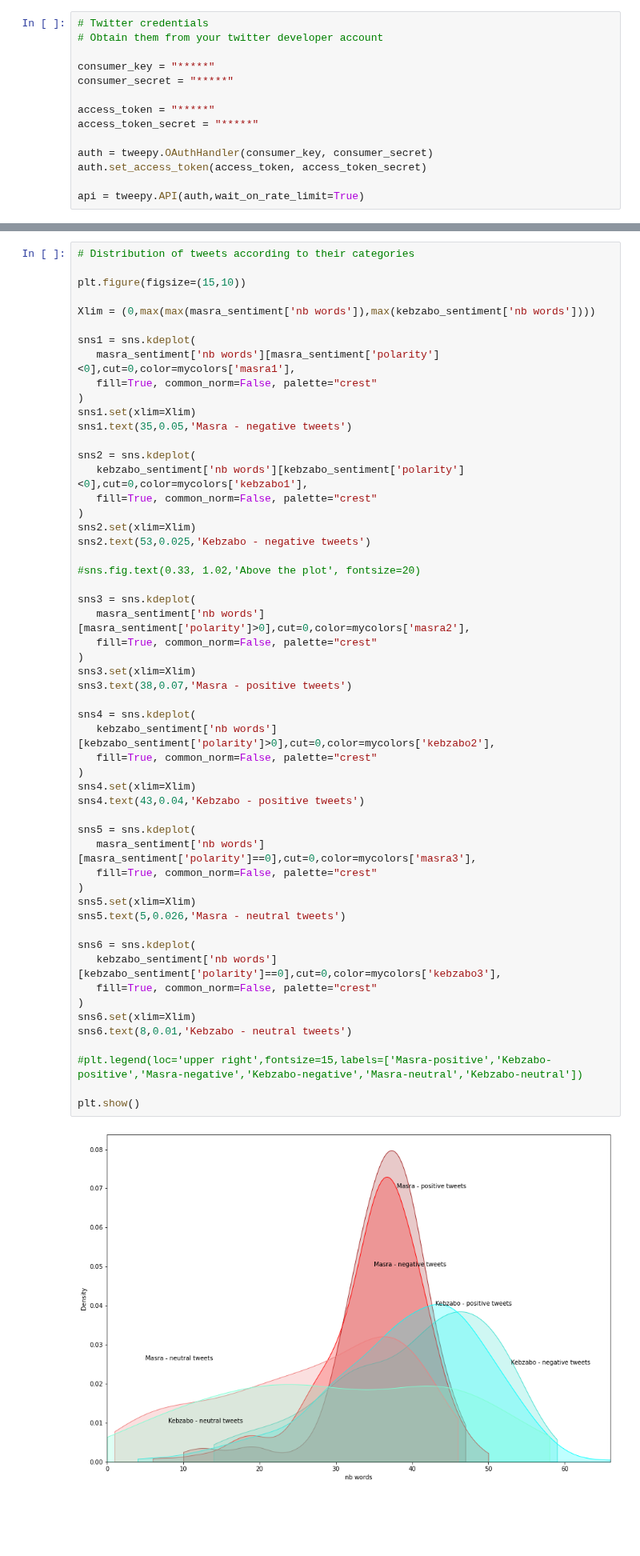
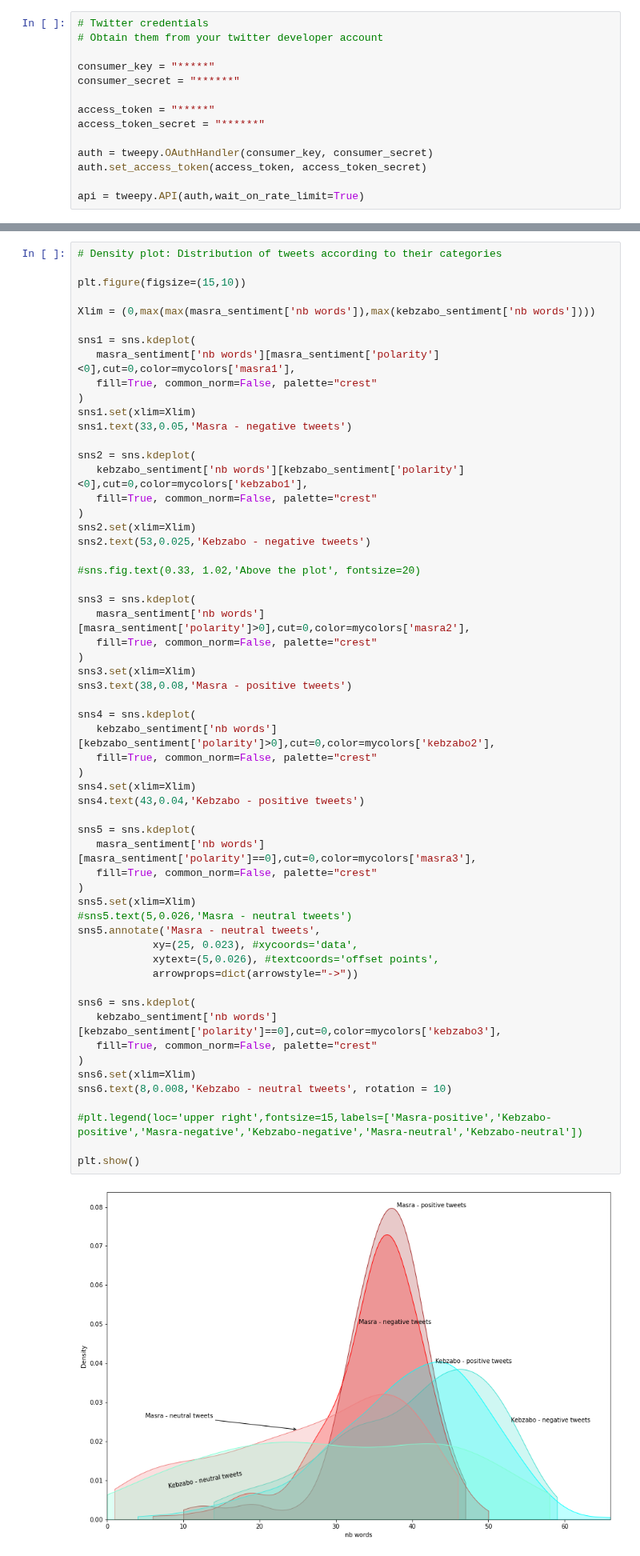
Before and after one commit to Djimdou/Side-Projects, a Jupyter notebook: Covid_19_and_Politics_in_Chad.ipynb, the cells around one changed output, grey strips where cells are left out. Shown at 80% size. Drawn from its saved outputs; the diff is of its cells as text; blank space fills up the shorter version.

```diff
--- a/Covid_19_and_Politics_in_Chad.ipynb
+++ b/Covid_19_and_Politics_in_Chad.ipynb
@@ -48,10 +48,10 @@ import matplotlib.pyplot as plt #for plotting
 # Obtain them from your twitter developer account
 
 consumer_key = "*****"
-consumer_secret = "*****"
+consumer_secret = "******"
 
 access_token = "*****"
-access_token_secret = "*****"
+access_token_secret = "******"
 
 auth = tweepy.OAuthHandler(consumer_key, consumer_secret)
 auth.set_access_token(access_token, access_token_secret)
@@ -230,5 +205,5 @@ plt.show()
 # %%
-# Distribution of tweets according to their categories
+# Density plot: Distribution of tweets according to their categories
 
 plt.figure(figsize=(15,10))
 
@@ -239,7 +214,7 @@ sns1 = sns.kdeplot(
    fill=True, common_norm=False, palette="crest"
 )
 sns1.set(xlim=Xlim)
-sns1.text(35,0.05,'Masra - negative tweets')
+sns1.text(33,0.05,'Masra - negative tweets')
 
 sns2 = sns.kdeplot(
    kebzabo_sentiment['nb words'][kebzabo_sentiment['polarity']<0],cut=0,color=mycolors['kebzabo1'],
@@ -252,37 +227,41 @@ sns2.text(53,0.025,'Kebzabo - negative tweets')
 
 sns3 = sns.kdeplot(
    masra_sentiment['nb words'][masra_sentiment['polarity']>0],cut=0,color=mycolors['masra2'],
    fill=True, common_norm=False, palette="crest"
 )
 sns3.set(xlim=Xlim)
-sns3.text(38,0.07,'Masra - positive tweets')
+sns3.text(38,0.08,'Masra - positive tweets')
 
 sns4 = sns.kdeplot(
    kebzabo_sentiment['nb words'][kebzabo_sentiment['polarity']>0],cut=0,color=mycolors['kebzabo2'],
    fill=True, common_norm=False, palette="crest"
 )
 sns4.set(xlim=Xlim)
 sns4.text(43,0.04,'Kebzabo - positive tweets')
 
 sns5 = sns.kdeplot(
    masra_sentiment['nb words'][masra_sentiment['polarity']==0],cut=0,color=mycolors['masra3'],
    fill=True, common_norm=False, palette="crest"
 )
 sns5.set(xlim=Xlim)
-sns5.text(5,0.026,'Masra - neutral tweets')
+#sns5.text(5,0.026,'Masra - neutral tweets')
+sns5.annotate('Masra - neutral tweets',
+            xy=(25, 0.023), #xycoords='data',
+            xytext=(5,0.026), #textcoords='offset points',
+            arrowprops=dict(arrowstyle="->"))
 
 sns6 = sns.kdeplot(
    kebzabo_sentiment['nb words'][kebzabo_sentiment['polarity']==0],cut=0,color=mycolors['kebzabo3'],
    fill=True, common_norm=False, palette="crest"
 )
 sns6.set(xlim=Xlim)
-sns6.text(8,0.01,'Kebzabo - neutral tweets')
+sns6.text(8,0.008,'Kebzabo - neutral tweets', rotation = 10)
 
 #plt.legend(loc='upper right',fontsize=15,labels=['Masra-positive','Kebzabo-positive','Masra-negative','Kebzabo-negative','Masra-neutral','Kebzabo-neutral'])
 
 plt.show()
 # %% [output]
-[figure, old version]
+[figure, new version]
 # %% [markdown]
 Sentiment analysis using bigrams
 # %%
```
Also changed, not shown: parts of 9 cells of this notebook.
